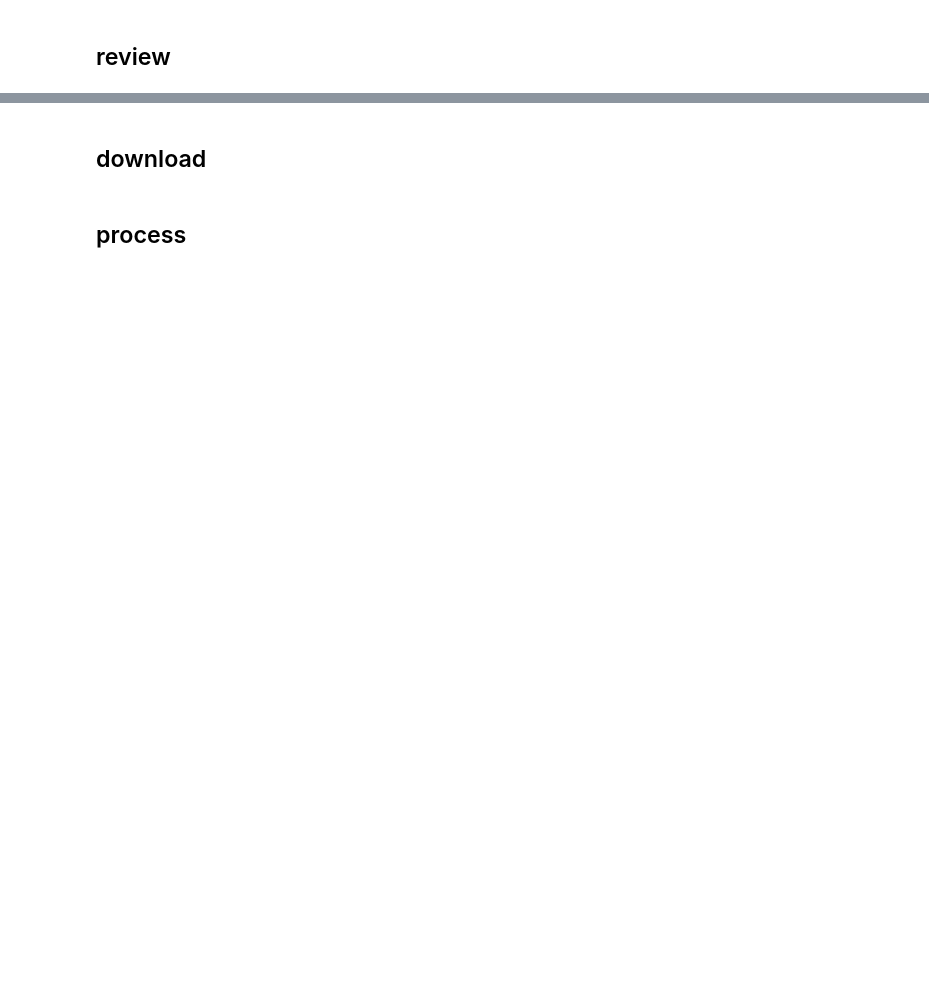
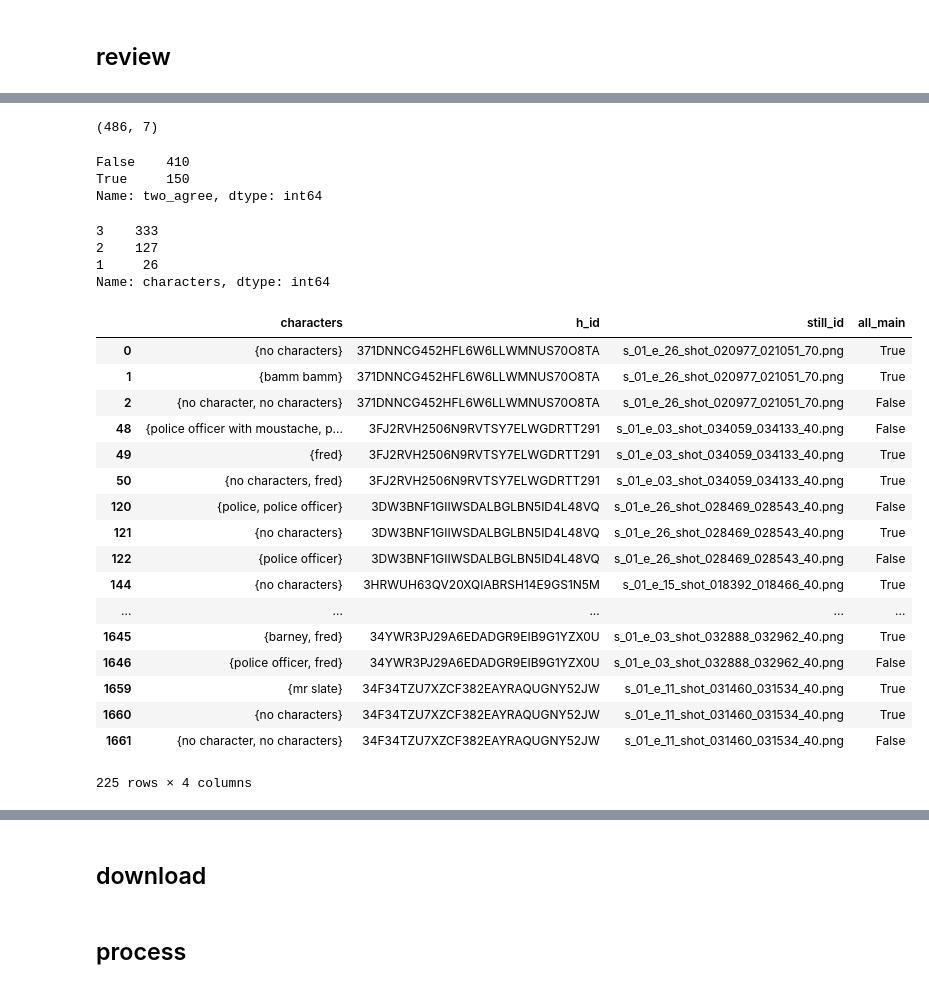
Before and after one commit to drschwenk/stage_1, a Jupyter notebook: char_bboxes.ipynb, the cells around one changed output, grey strips where cells are left out. Drawn from its saved outputs; the diff is of its cells as text; code cells hidden in the pictures; blank space fills up the shorter version.

```diff
--- a/char_bboxes.ipynb
+++ b/char_bboxes.ipynb
@@ -769,0 +809,5 @@ amt_con.delete_all_hits()
+# %%
+consensus_results_df['mode_count'] = consensus_results_df['characters'].apply(lambda x: x[1][0])
+# %%
+consensus_results_df['all_agree'] = consensus_results_df['mode_count'] == 3
+consensus_results_df['two_agree'] = consensus_results_df['mode_count'] == 2
@@ -769,0 +818,42 @@ amt_con.delete_all_hits()
+# %%
+consensus_results_df[agree_all_main].shape
+# %% [output]
+(486, 7)
+# %%
+consensus_results_df['two_agree'].value_counts()
+# %% [output]
+False    410
+True     150
+Name: two_agree, dtype: int64
+# %%
+consensus_results_df[agree_all_main]['characters'].apply(lambda x: x[1][0]).value_counts()
+# %% [output]
+3    333
+2    127
+1     26
+Name: characters, dtype: int64
+# %%
+not_main =set(consensus_results_df[~agree_all_main]['still_id'].tolist())
+# %%
+not_main_df = char_df[char_df['still_id'].isin(not_main)]
+# %%
+not_main_df
+# %% [output]
+|  | characters | h_id | still_id | all_main |
+| 0 | {no characters} | 371DNNCG452HFL6W6LLWMNUS70O8TA | s_01_e_26_shot_020977_021051_70.png | True |
+| 1 | {bamm bamm} | 371DNNCG452HFL6W6LLWMNUS70O8TA | s_01_e_26_shot_020977_021051_70.png | True |
+| 2 | {no character, no characters} | 371DNNCG452HFL6W6LLWMNUS70O8TA | s_01_e_26_shot_020977_021051_70.png | False |
+| 48 | {police officer with moustache, p... | 3FJ2RVH2506N9RVTSY7ELWGDRTT291 | s_01_e_03_shot_034059_034133_40.png | False |
+| 49 | {fred} | 3FJ2RVH2506N9RVTSY7ELWGDRTT291 | s_01_e_03_shot_034059_034133_40.png | True |
+| 50 | {no characters, fred} | 3FJ2RVH2506N9RVTSY7ELWGDRTT291 | s_01_e_03_shot_034059_034133_40.png | True |
+| 120 | {police, police officer} | 3DW3BNF1GIIWSDALBGLBN5ID4L48VQ | s_01_e_26_shot_028469_028543_40.png | False |
+| 121 | {no characters} | 3DW3BNF1GIIWSDALBGLBN5ID4L48VQ | s_01_e_26_shot_028469_028543_40.png | True |
+| 122 | {police officer} | 3DW3BNF1GIIWSDALBGLBN5ID4L48VQ | s_01_e_26_shot_028469_028543_40.png | False |
+| 144 | {no characters} | 3HRWUH63QV20XQIABRSH14E9GS1N5M | s_01_e_15_shot_018392_018466_40.png | True |
+| ... | ... | ... | ... | ... |
+| 1645 | {barney, fred} | 34YWR3PJ29A6EDADGR9EIB9G1YZX0U | s_01_e_03_shot_032888_032962_40.png | True |
+| 1646 | {police officer, fred} | 34YWR3PJ29A6EDADGR9EIB9G1YZX0U | s_01_e_03_shot_032888_032962_40.png | False |
+| 1659 | {mr slate} | 34F34TZU7XZCF382EAYRAQUGNY52JW | s_01_e_11_shot_031460_031534_40.png | True |
+| 1660 | {no characters} | 34F34TZU7XZCF382EAYRAQUGNY52JW | s_01_e_11_shot_031460_031534_40.png | True |
+| 1661 | {no character, no characters} | 34F34TZU7XZCF382EAYRAQUGNY52JW | s_01_e_11_shot_031460_031534_40.png | False |
+225 rows × 4 columns
```
Also changed, not shown: parts of 76 cells of this notebook, 1 other file.
